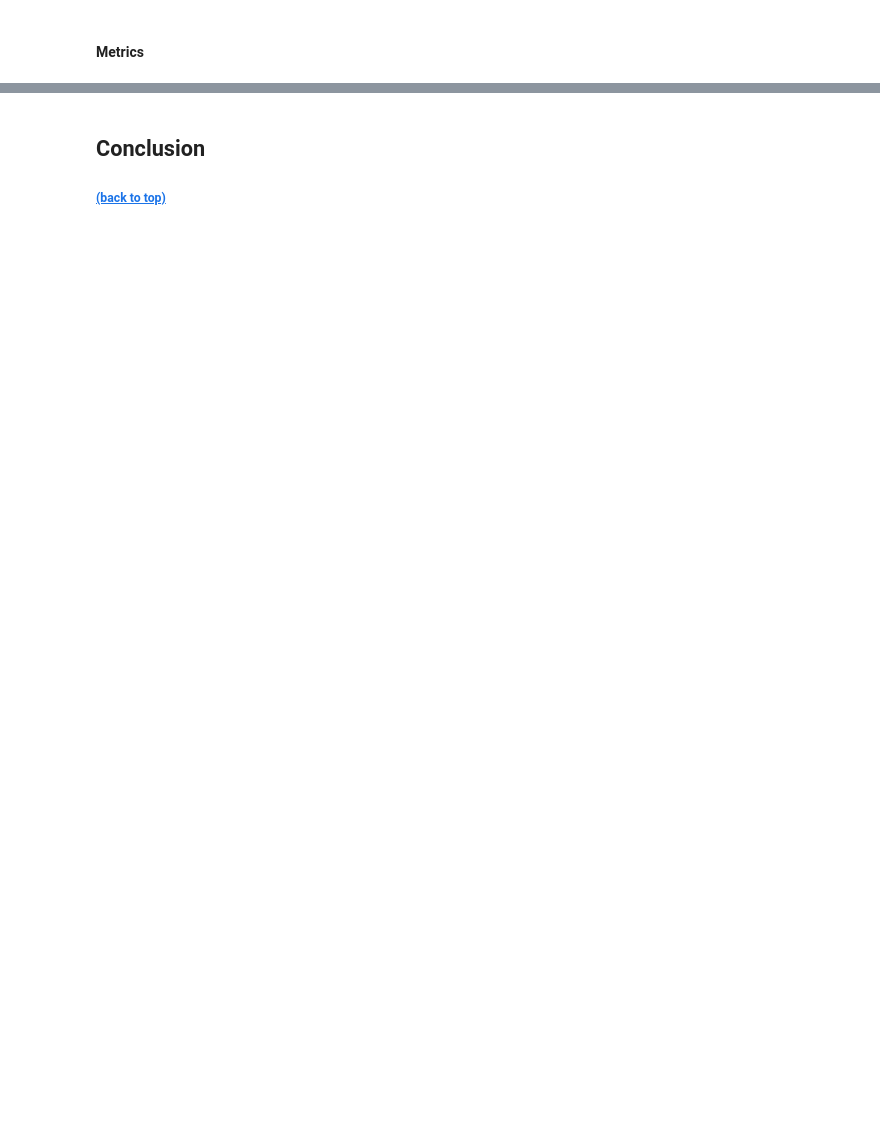
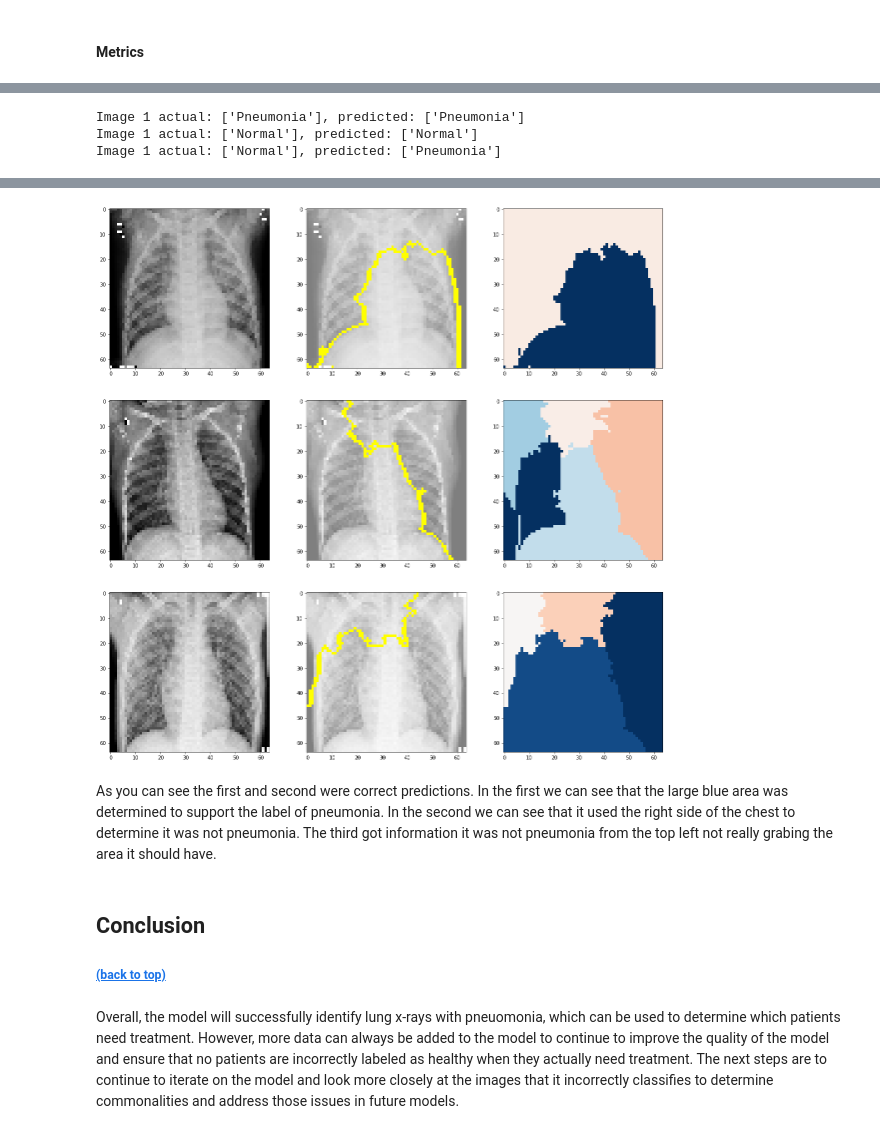
Before and after one commit to laurenphipps/x-ray-neuralnet, a Jupyter notebook: Final-Notebook.ipynb, the cells around one changed output, grey strips where cells are left out. Saved outputs shown, nothing was run; the diff lists cells and outputs as text; code cells hidden in the pictures; blank space fills up the shorter version.

```diff
--- a/Final-Notebook.ipynb
+++ b/Final-Notebook.ipynb
@@ -671,0 +633,31 @@ plt.show()
+# %%
+number_to_label= {
+    0:['Normal'],
+    1:['Pneumonia']
+}
+# Looking at first 3 image predictions
+print("Image 1 actual: {}, predicted: {}".format(str(number_to_label[test_labels[0].T[[1]][0]]),number_to_label[y_predicted[0]]))
+print("Image 1 actual: {}, predicted: {}".format(str(number_to_label[test_labels[1].T[[1]][0]]),number_to_label[y_predicted[1]]))
+print("Image 1 actual: {}, predicted: {}".format(str(number_to_label[test_labels[2].T[[1]][0]]),number_to_label[y_predicted[2]]))
+# %% [output]
+Image 1 actual: ['Pneumonia'], predicted: ['Pneumonia']
+Image 1 actual: ['Normal'], predicted: ['Normal']
+Image 1 actual: ['Normal'], predicted: ['Pneumonia']
+# %%
+explainer = lime_image.LimeImageExplainer(random_state=10)
+fig, ax = plt.subplots(3,3,figsize=(20,20),squeeze=True)
+row_counter = 0
+for image in test_images[0:3]:
+    explanation = explainer.explain_instance(image.astype('double'), model_cnn_aug.predict, top_labels=5, hide_color=0, num_samples=1000)
+    ax[row_counter,0].imshow(image)
+    temp, mask = explanation.get_image_and_mask(explanation.top_labels[0], positive_only=True, num_features=5, hide_rest=False)
+    ax[row_counter,1].imshow(mark_boundaries(temp / 2 + 0.5, mask))
+    #Select the same class explained on the figures above.
+    ind =  explanation.top_labels[0]
+    #Map each explanation weight to the corresponding superpixel
+    dict_heatmap = dict(explanation.local_exp[ind])
+    heatmap = np.vectorize(dict_heatmap.get)(explanation.segments)
+    #Plot. The visualization makes more sense if a symmetrical colorbar is used.
+    ax[row_counter,2].imshow(heatmap, cmap = 'RdBu', vmin  = -heatmap.max(), vmax = heatmap.max())
+    row_counter+=1
+# %% [output]
@@ -672,3 +667,8 @@ plt.show()
+[figure, added]
+# %% [markdown]
+As you can see the first and second were correct predictions. In the first we can see that the large blue area was determined to support the label of pneumonia. In the second we can see that it used the right side of the chest to determine it was not pneumonia. The third got information it was not pneumonia from the top left not really grabing the area it should have.
 # %% [markdown]
 ## Conclusion <a id="Conclusion"></a>
 ##### [(back to top)](#Overview)
+# %% [markdown]
+Overall, the model will successfully identify lung x-rays with pneuomonia, which can be used to determine which patients need treatment. However, more data can always be added to the model to continue to improve the quality of the model and ensure that no patients are incorrectly labeled as healthy when they actually need treatment. The next steps are to continue to iterate on the model and look more closely at the images that it incorrectly classifies to determine commonalities and address those issues in future models.
```
Also changed, not shown: parts of 20 cells of this notebook.
